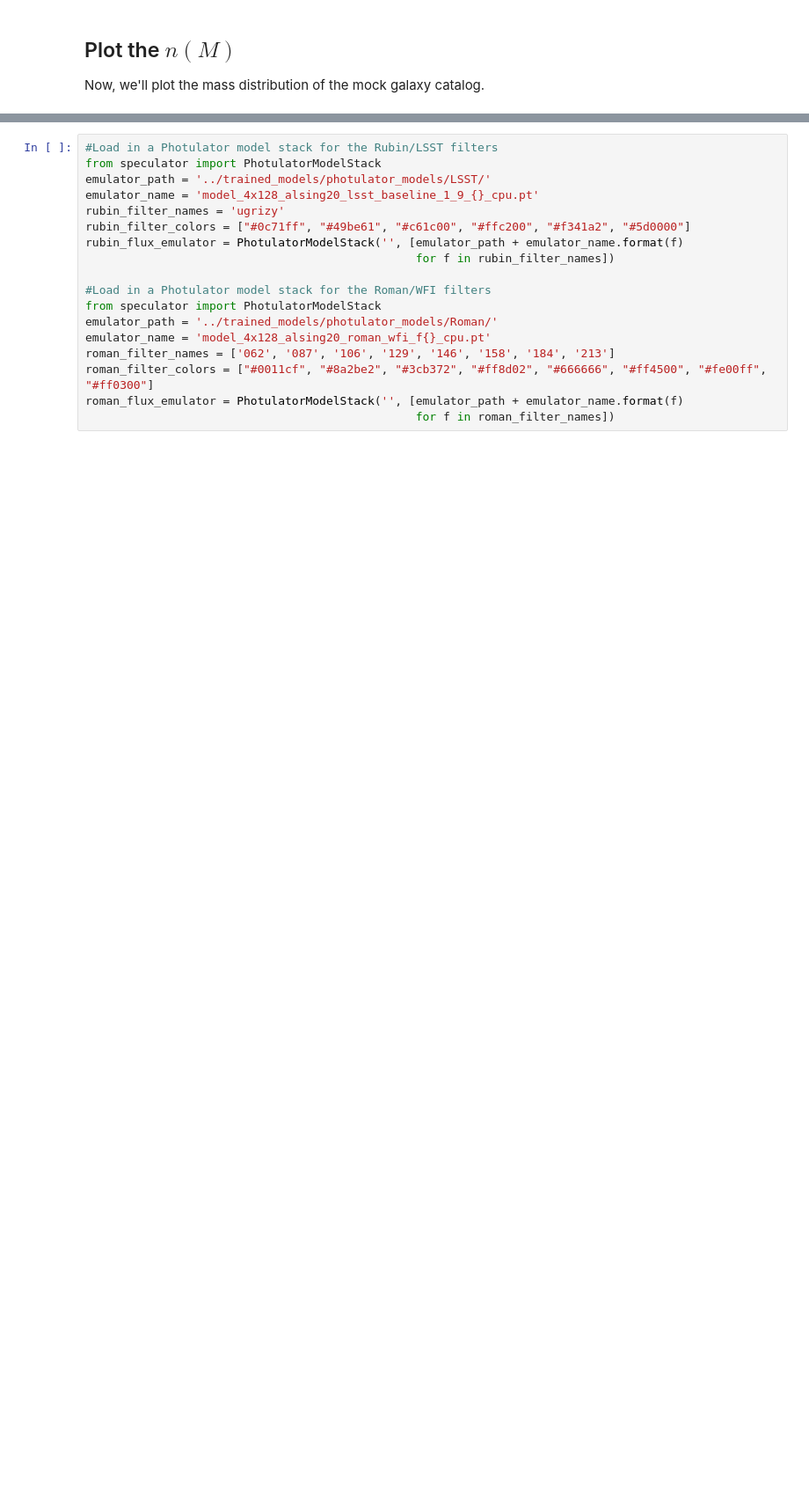
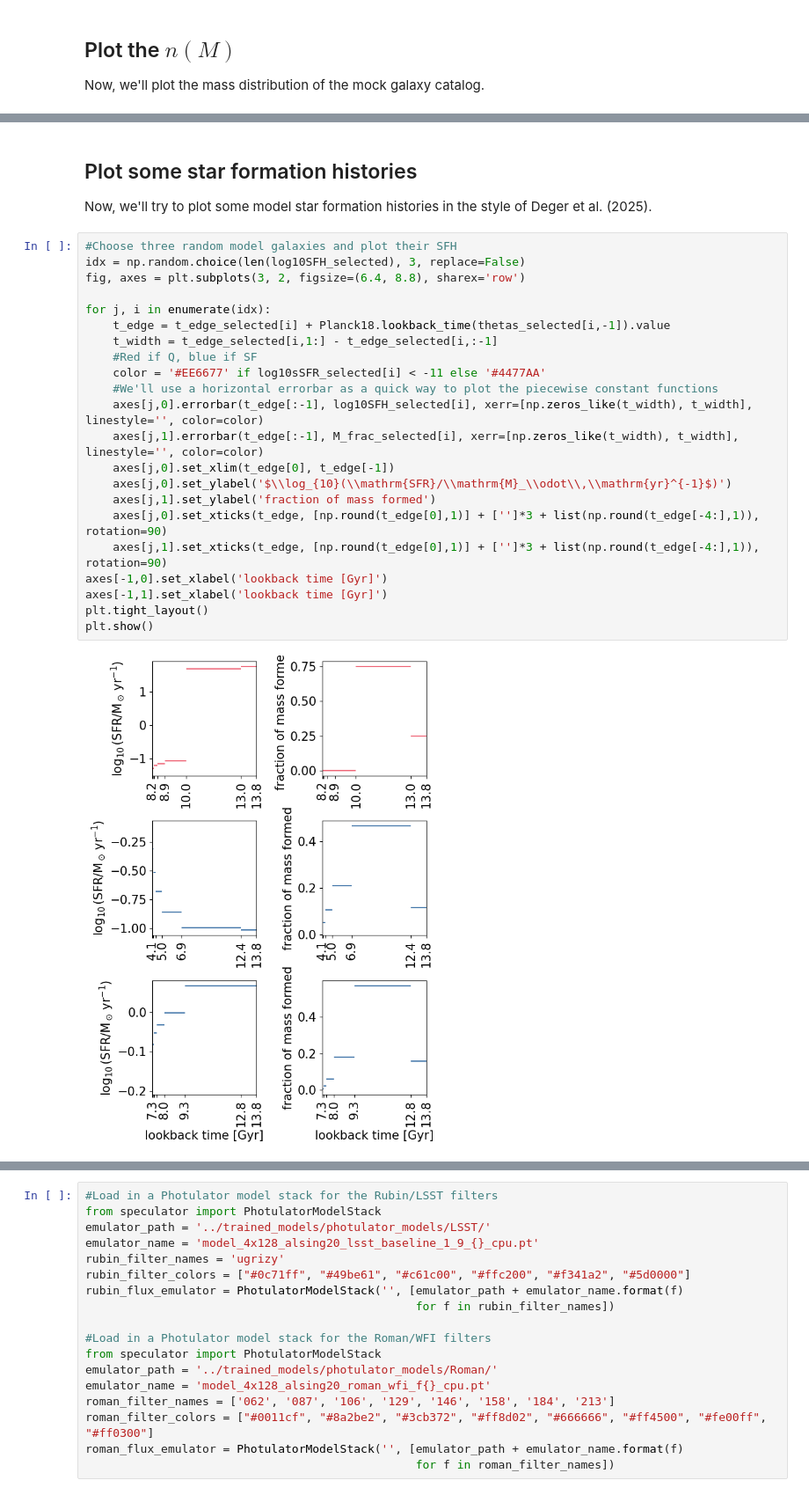
Before and after one commit to Cosmo-Pop/pop-cosmos, a Jupyter notebook: demo/catalogue_generation.ipynb, the cells around one changed output, grey strips where cells are left out. Shown at 88% size. Drawn from its saved outputs; the diff is of its cells as text; blank space fills up the shorter version.

```diff
--- a/demo/catalogue_generation.ipynb
+++ b/demo/catalogue_generation.ipynb
@@ -249 +261,29 @@ plt.show()
+# %% [markdown]
+## Plot some star formation histories
+
+Now, we'll try to plot some model star formation histories in the style of Deger et al. (2025).
+# %%
+#Choose three random model galaxies and plot their SFH
+idx = np.random.choice(len(log10SFH_selected), 3, replace=False)
+fig, axes = plt.subplots(3, 2, figsize=(6.4, 8.8), sharex='row')
+
+for j, i in enumerate(idx):
+    t_edge = t_edge_selected[i] + Planck18.lookback_time(thetas_selected[i,-1]).value
+    t_width = t_edge_selected[i,1:] - t_edge_selected[i,:-1]
+    #Red if Q, blue if SF
+    color = '#EE6677' if log10sSFR_selected[i] < -11 else '#4477AA'
+    #We'll use a horizontal errorbar as a quick way to plot the piecewise constant functions
+    axes[j,0].errorbar(t_edge[:-1], log10SFH_selected[i], xerr=[np.zeros_like(t_width), t_width], linestyle='', color=color)
+    axes[j,1].errorbar(t_edge[:-1], M_frac_selected[i], xerr=[np.zeros_like(t_width), t_width], linestyle='', color=color)
+    axes[j,0].set_xlim(t_edge[0], t_edge[-1])
+    axes[j,0].set_ylabel('$\\log_{10}(\\mathrm{SFR}/\\mathrm{M}_\\odot\\,\\mathrm{yr}^{-1}$)')
+    axes[j,1].set_ylabel('fraction of mass formed')
+    axes[j,0].set_xticks(t_edge, [np.round(t_edge[0],1)] + ['']*3 + list(np.round(t_edge[-4:],1)), rotation=90)
+    axes[j,1].set_xticks(t_edge, [np.round(t_edge[0],1)] + ['']*3 + list(np.round(t_edge[-4:],1)), rotation=90)
+axes[-1,0].set_xlabel('lookback time [Gyr]')
+axes[-1,1].set_xlabel('lookback time [Gyr]')
+plt.tight_layout()
+plt.show()
+# %% [output]
+[figure, added]
 # %% [markdown]
```
Also changed, not shown: parts of 13 cells of this notebook, 1 other file.
